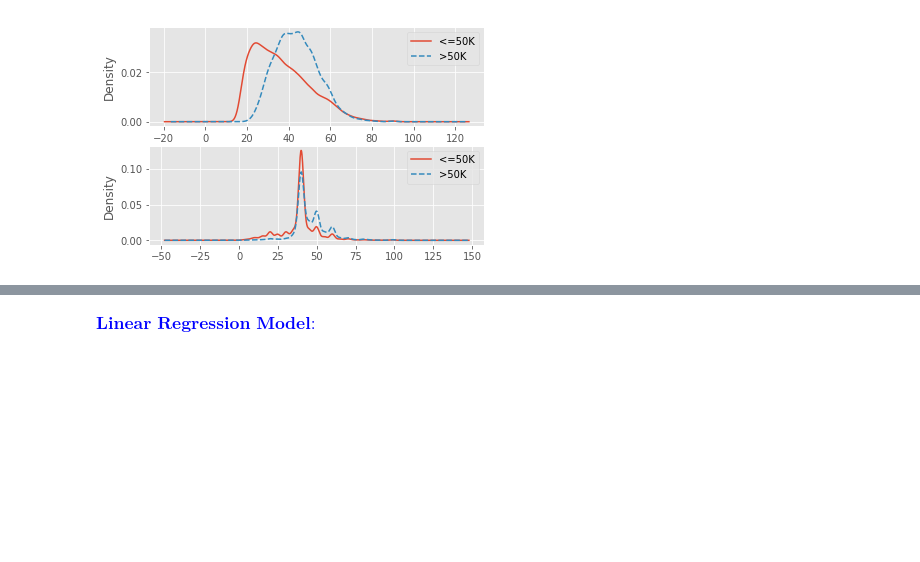
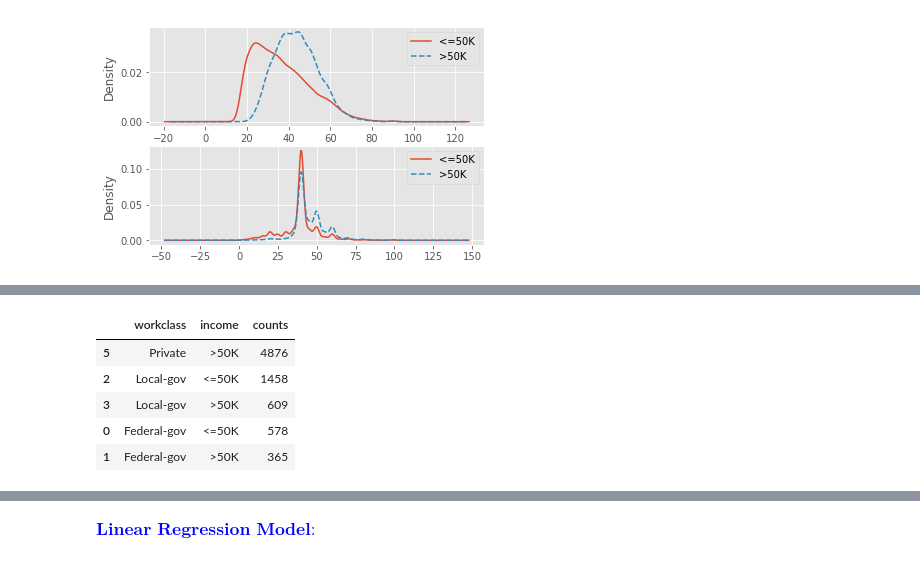
Before and after one commit to KayGong/Python_ML_Pred, a Jupyter notebook: Prediction of Income.ipynb, the cells around one changed output, grey strips where cells are left out. Saved outputs shown, nothing was run; the diff lists cells and outputs as text; code cells hidden in the pictures; blank space fills up the shorter version.

```diff
--- a/Prediction of Income.ipynb
+++ b/Prediction of Income.ipynb
@@ -168,0 +171,9 @@ plt.show()
+# %%
+workclass.tail()
+# %% [output]
+|  | workclass | income | counts |
+| 5 | Private | >50K | 4876 |
+| 2 | Local-gov | <=50K | 1458 |
+| 3 | Local-gov | >50K | 609 |
+| 0 | Federal-gov | <=50K | 578 |
+| 1 | Federal-gov | >50K | 365 |
```
Also changed, not shown: parts of 8 cells of this notebook.
